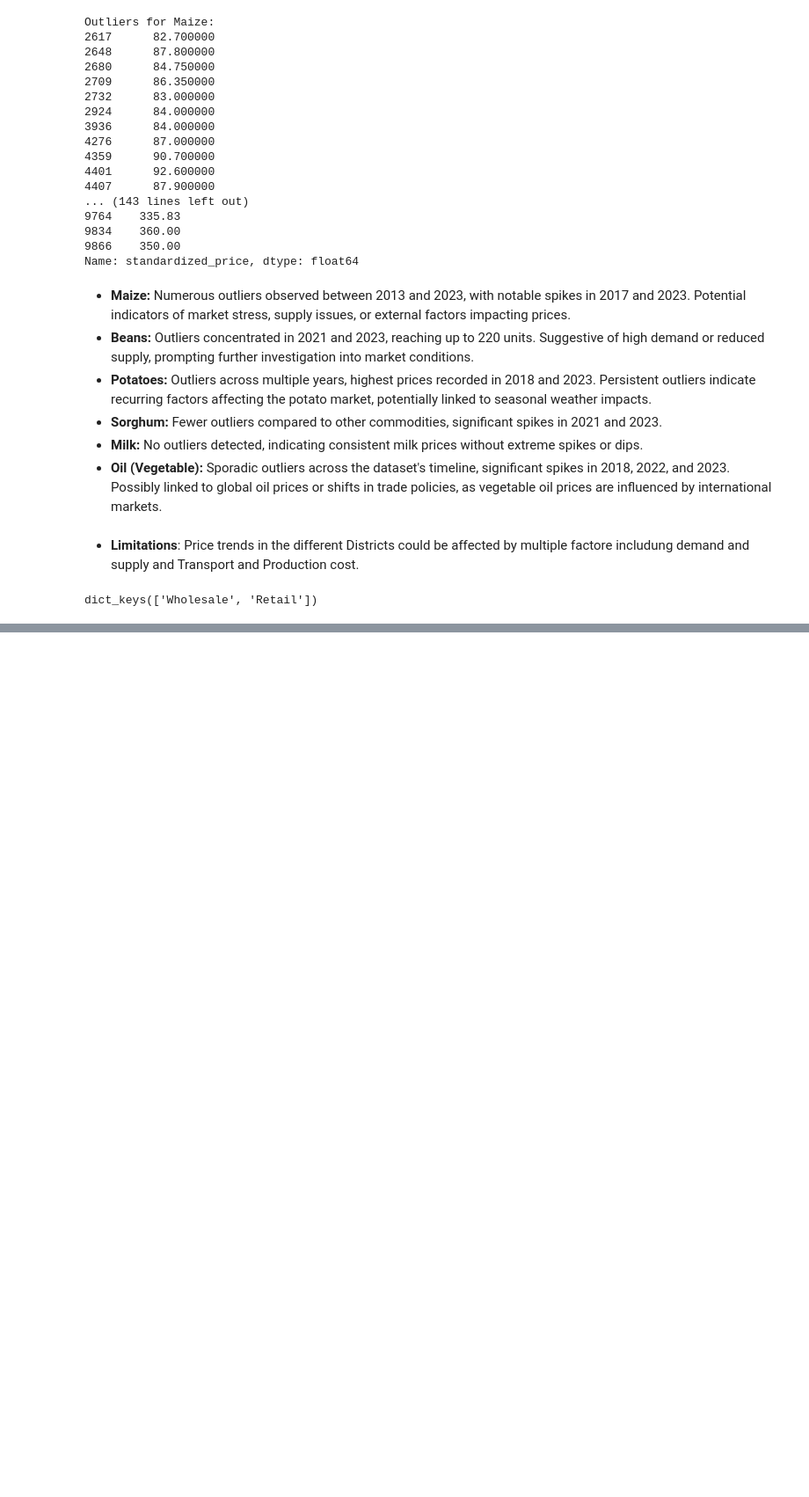
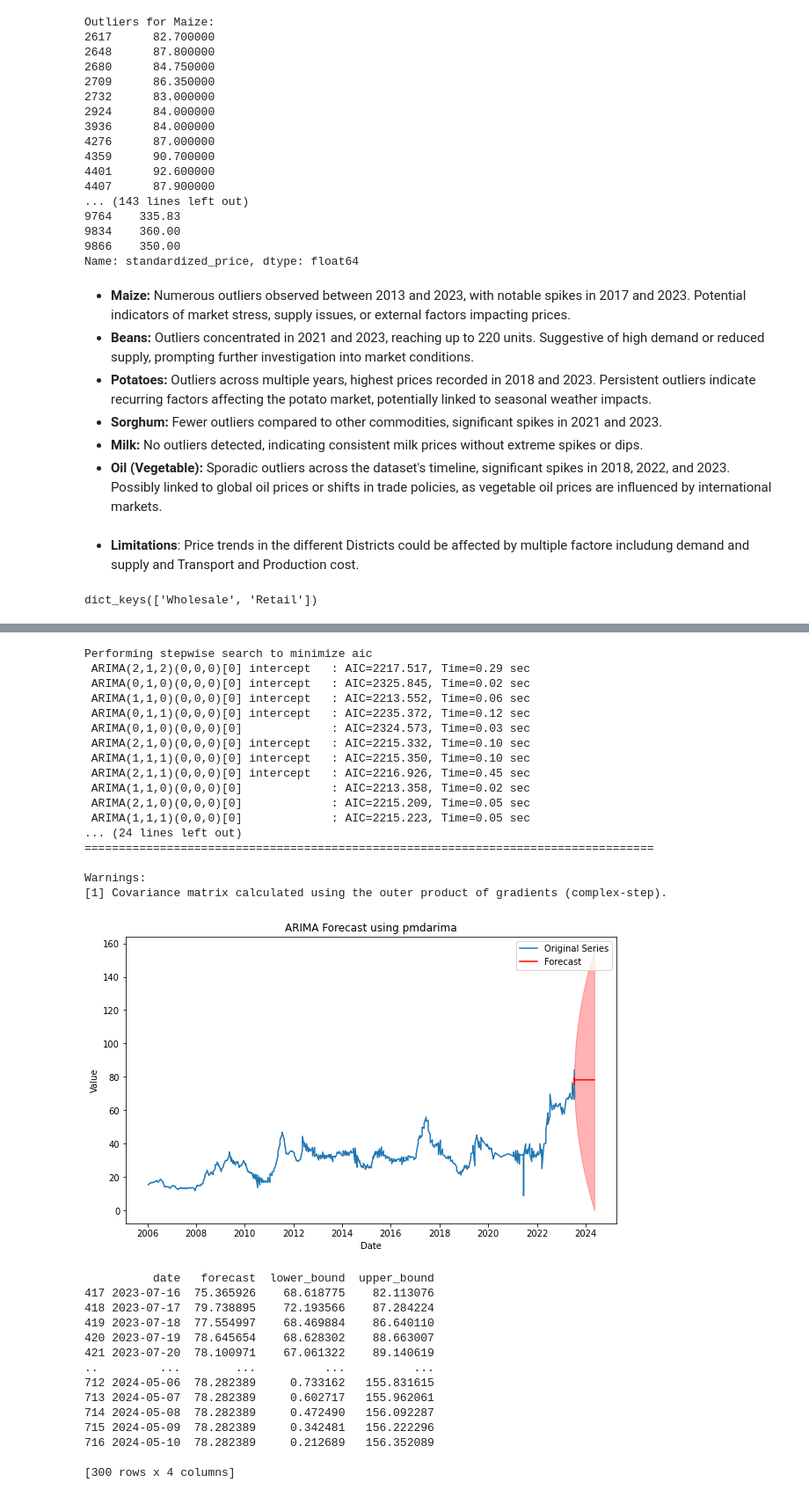
Before and after one commit to Mwenda-Mugambi/Commodity_Price_Forecasting, a Jupyter notebook: Notebook.ipynb, the cells around one changed output, grey strips where cells are left out. Shown at 88% size. Saved outputs shown, nothing was run; the diff lists cells and outputs as text; code cells hidden in the pictures; blank space fills up the shorter version.

```diff
--- a/Notebook.ipynb
+++ b/Notebook.ipynb
@@ -820,0 +880,4 @@ for pricetype_name, pricetype_data in nested_dict.items():
+# %%
+# Drop the specified columns
+columns_to_drop = ['market', 'unit', 'currency', 'price']
+filtered_data.drop(columns=columns_to_drop, inplace=True)
@@ -820,0 +912,73 @@ for pricetype_name, pricetype_data in nested_dict.items():
+# %%
+df = pd.DataFrame({
+    'date': nairobi_dict['Wholesale']['Nairobi']['Maize']['date'],
+    'value': nairobi_dict['Wholesale']['Nairobi']['Maize']['standardized_price']
+})
+
+#auto_arima model
+model = auto_arima(df['value'], trace=True, suppress_warnings=True)
+b
+# model summary
+print(model.summary())
+
+# fitted model
+n_periods = 300
+forecast, conf_int = model.predict(n_periods=n_periods, return_conf_int=True)
+forecast_start_date = df['date'].iloc[-1] + pd.DateOffset(1)
+forecast_dates = pd.date_range(forecast_start_date, periods=n_periods, freq='D')
+
+#  DataFrame for the forecast
+forecast_df = pd.DataFrame({
+    'date': forecast_dates,
+    'forecast': forecast,
+    'lower_bound': conf_int[:, 0],
+    'upper_bound': conf_int[:, 1]
+})
+
+# Plotting the original series and forecasted values
+plt.figure(figsize=(10, 6))
+plt.plot(df['date'], df['value'], label='Original Series')
+forecast_start_date = df['date'].iloc[-1] + pd.DateOffset(1)
+forecast_dates = pd.date_range(forecast_start_date, periods=n_periods, freq='D')
+plt.plot(forecast_dates, forecast, label='Forecast', color='red')
+plt.fill_between(forecast_dates, conf_int[:, 0], conf_int[:, 1], color='red', alpha=0.3)
+plt.title('ARIMA Forecast using pmdarima')
+plt.xlabel('Date')
+plt.ylabel('Value')
+plt.legend()
+plt.show()
+
+print(forecast_df)
+# %% [output]
+Performing stepwise search to minimize aic
+ ARIMA(2,1,2)(0,0,0)[0] intercept   : AIC=2217.517, Time=0.29 sec
+ ARIMA(0,1,0)(0,0,0)[0] intercept   : AIC=2325.845, Time=0.02 sec
+ ARIMA(1,1,0)(0,0,0)[0] intercept   : AIC=2213.552, Time=0.06 sec
+ ARIMA(0,1,1)(0,0,0)[0] intercept   : AIC=2235.372, Time=0.12 sec
+ ARIMA(0,1,0)(0,0,0)[0]             : AIC=2324.573, Time=0.03 sec
+ ARIMA(2,1,0)(0,0,0)[0] intercept   : AIC=2215.332, Time=0.10 sec
+ ARIMA(1,1,1)(0,0,0)[0] intercept   : AIC=2215.350, Time=0.10 sec
+ ARIMA(2,1,1)(0,0,0)[0] intercept   : AIC=2216.926, Time=0.45 sec
+ ARIMA(1,1,0)(0,0,0)[0]             : AIC=2213.358, Time=0.02 sec
+ ARIMA(2,1,0)(0,0,0)[0]             : AIC=2215.209, Time=0.05 sec
+ ARIMA(1,1,1)(0,0,0)[0]             : AIC=2215.223, Time=0.05 sec
+... (24 lines left out)
+===================================================================================
+
+Warnings:
+[1] Covariance matrix calculated using the outer product of gradients (complex-step).
+[figure, added]
+          date   forecast  lower_bound  upper_bound
+417 2023-07-16  75.365926    68.618775    82.113076
+418 2023-07-17  79.738895    72.193566    87.284224
+419 2023-07-18  77.554997    68.469884    86.640110
+420 2023-07-19  78.645654    68.628302    88.663007
+421 2023-07-20  78.100971    67.061322    89.140619
+..         ...        ...          ...          ...
+712 2024-05-06  78.282389     0.733162   155.831615
+713 2024-05-07  78.282389     0.602717   155.962061
+714 2024-05-08  78.282389     0.472490   156.092287
+715 2024-05-09  78.282389     0.342481   156.222296
+716 2024-05-10  78.282389     0.212689   156.352089
+
+[300 rows x 4 columns]
```
Also changed, not shown: parts of 15 cells of this notebook, 8 other files.
